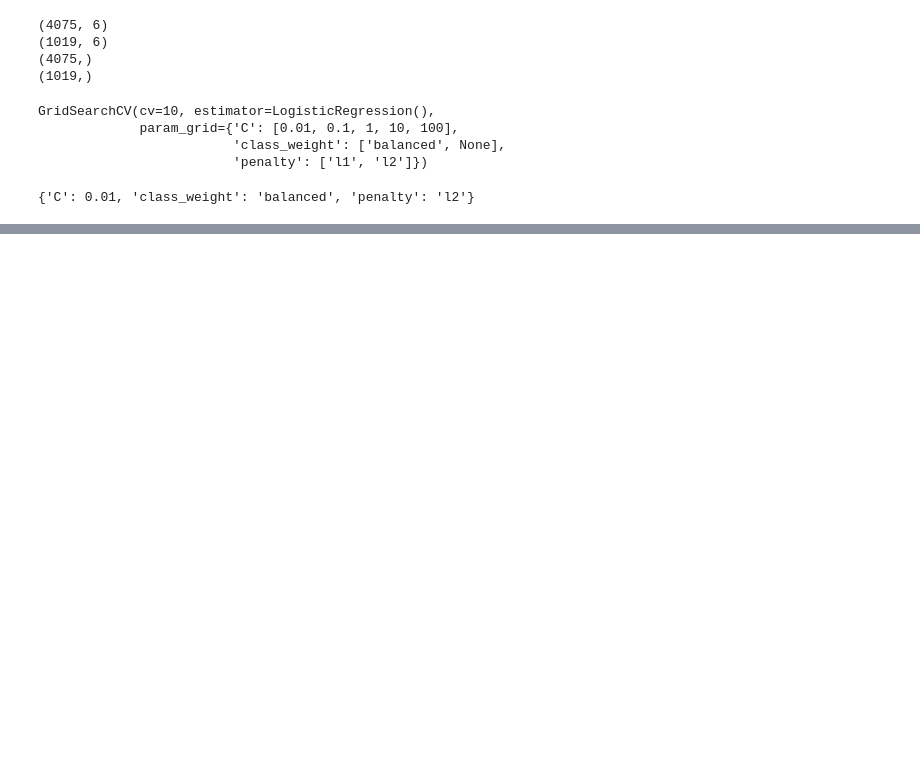
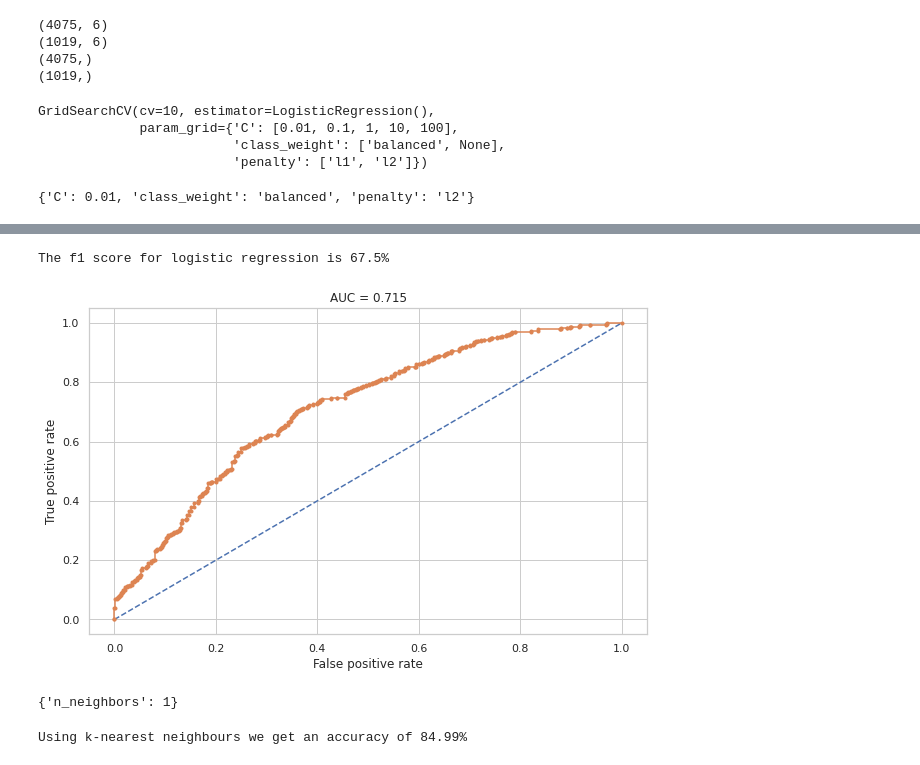
Before and after one commit to prav87654/Classification-Cardiovascular-risk-prediction, a Jupyter notebook: Classification_model_Praveen_S.ipynb, the cells around one changed output, grey strips where cells are left out. Cells and saved outputs as stored; diff of their text form; code cells hidden in the pictures; blank space fills up the shorter version.

```diff
--- a/Classification_model_Praveen_S.ipynb
+++ b/Classification_model_Praveen_S.ipynb
@@ -454,0 +489,29 @@ logistic_clf.best_params_
+# %%
+logistic_f1 = f1_score(y_test, logistic_predict)
+print(f'The f1 score for logistic regression is {round(logistic_f1*100,2)}%')
+# %% [output]
+The f1 score for logistic regression is 67.5%
+# %%
+# ROC curve and AUC
+probs = logistic_clf.predict_proba(x_test)
+# keep probabilities for the positive outcome only
+probs = probs[:, 1]
+# calculate AUC
+log_auc = roc_auc_score(y_test, probs)
+# %%
+# calculate AUC
+log_auc = roc_auc_score(y_test, probs)
+
+# calculate roc curve
+fpr, tpr, thresholds = roc_curve(y_test, probs)
+# plot curve
+sns.set_style('whitegrid')
+plt.figure(figsize=(10,6))
+plt.plot([0, 1], [0, 1], linestyle='--')
+plt.plot(fpr, tpr, marker='.')
+plt.ylabel('True positive rate')
+plt.xlabel('False positive rate')
+plt.title(f"AUC = {round(log_auc,3)}")
+plt.show()
+# %% [output]
+[figure, added]
@@ -454,0 +526,6 @@ logistic_clf.best_params_
+# %%
+# train the model
+knn_clf.fit(x_train,y_train)
+knn_clf.best_params_
+# %% [output]
+{'n_neighbors': 1}
@@ -454,0 +535,6 @@ logistic_clf.best_params_
+# %%
+#accuracy
+knn_accuracy = accuracy_score(y_test,knn_predict)
+print(f"Using k-nearest neighbours we get an accuracy of {round(knn_accuracy*100,2)}%")
+# %% [output]
+Using k-nearest neighbours we get an accuracy of 84.99%
```
Also changed, not shown: parts of 13 cells of this notebook.
